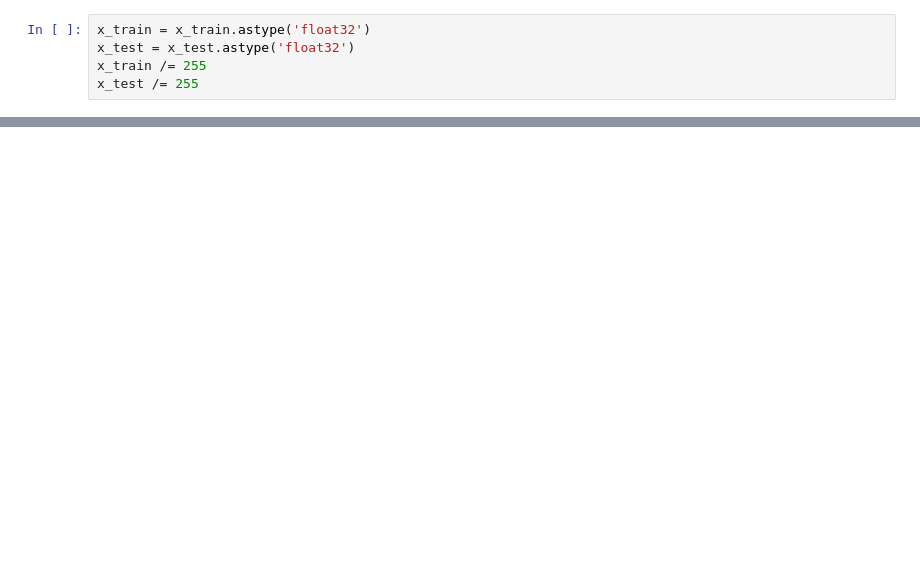
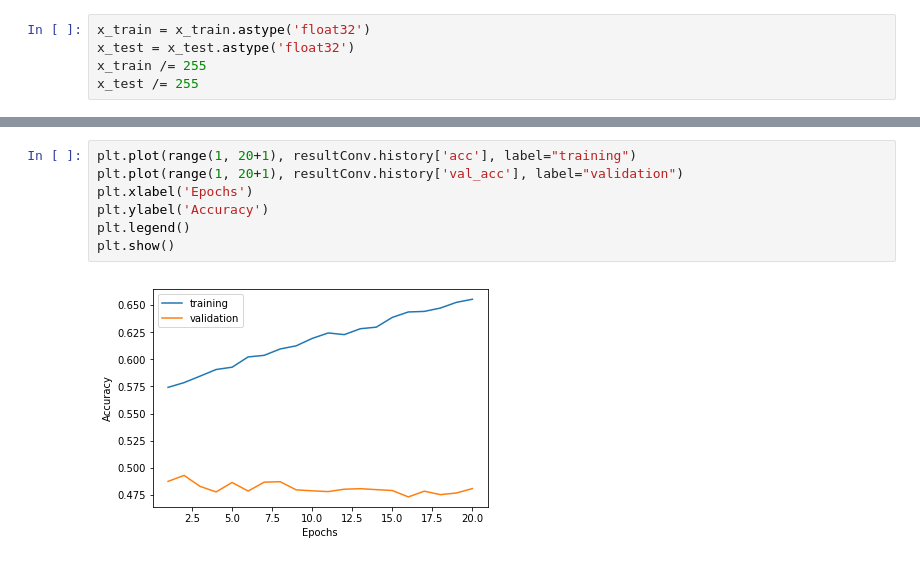
Before and after one commit to nozawaTak/MachineLearingReport, a Jupyter notebook: MLReport9.ipynb, the cells around one changed output, grey strips where cells are left out. Drawn from its saved outputs; the diff is of its cells as text; blank space fills up the shorter version.

```diff
--- a/MLReport9.ipynb
+++ b/MLReport9.ipynb
@@ -128,0 +136,9 @@ Epoch 6/10
+# %%
+plt.plot(range(1, 20+1), resultConv.history['acc'], label="training")
+plt.plot(range(1, 20+1), resultConv.history['val_acc'], label="validation")
+plt.xlabel('Epochs')
+plt.ylabel('Accuracy')
+plt.legend()
+plt.show()
+# %% [output]
+[figure, added]
```
Also changed, not shown: parts of 10 cells of this notebook.
